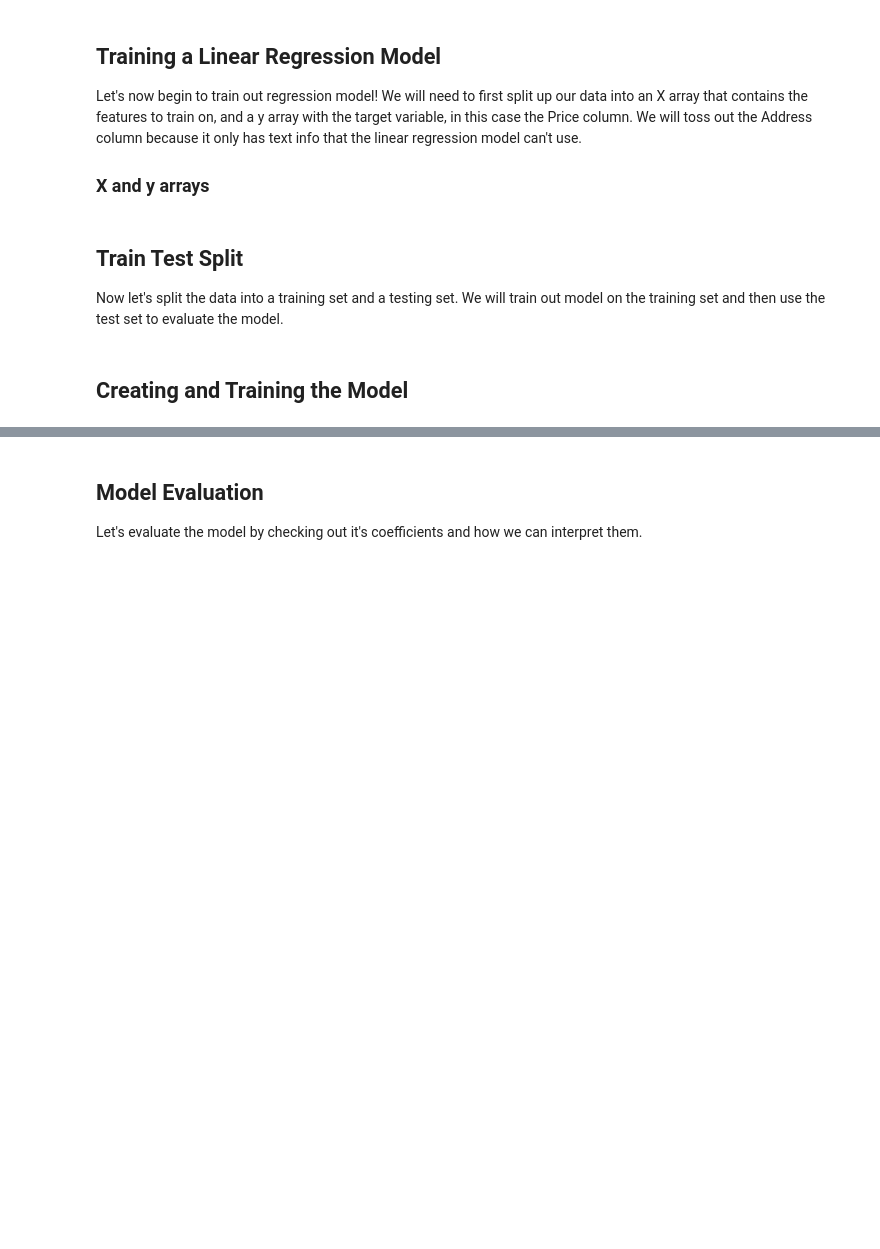
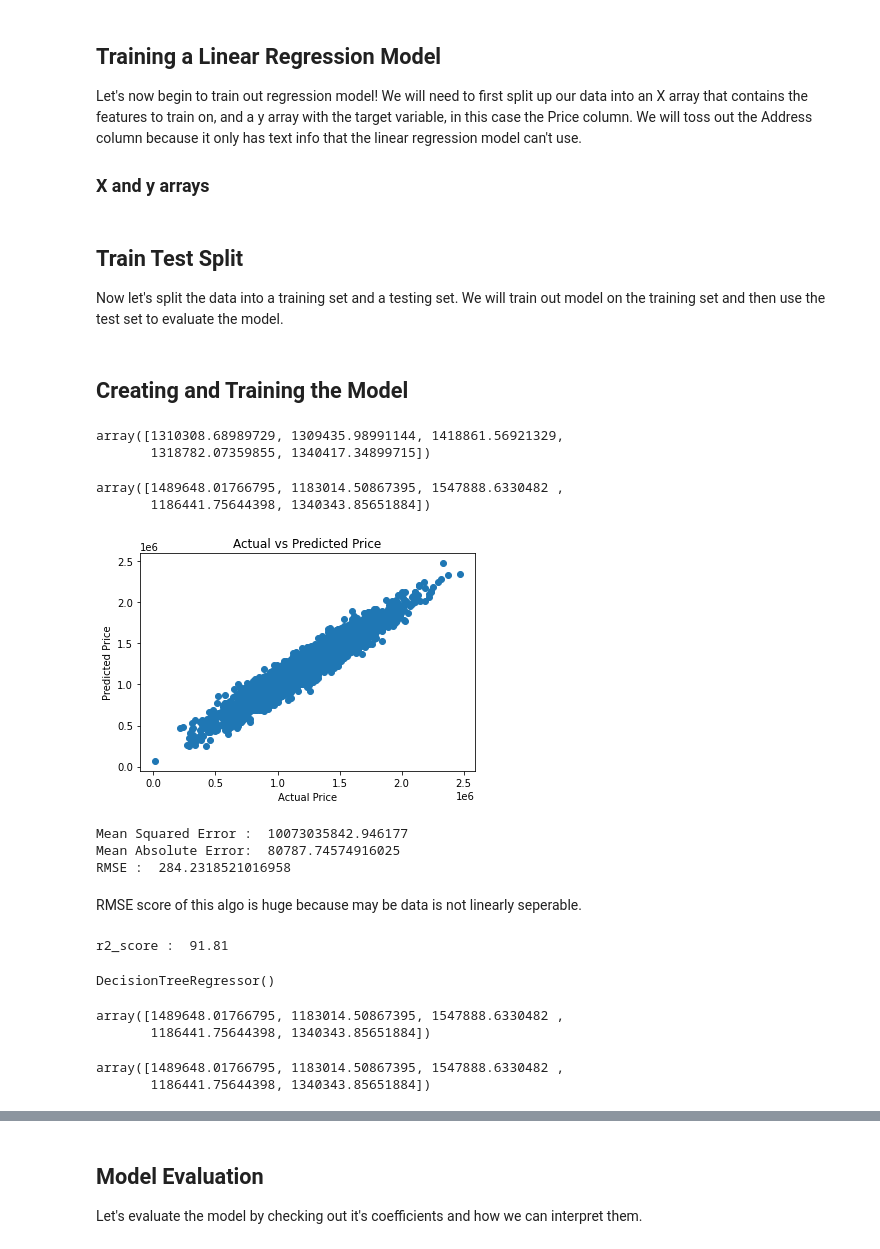
Before and after one commit to tulikajain04/Linear-Regression, a Jupyter notebook: USA Housing.ipynb, the cells around one changed output, grey strips where cells are left out. Cells and saved outputs as stored; diff of their text form; code cells hidden in the pictures; blank space fills up the shorter version.

```diff
--- a/USA Housing.ipynb
+++ b/USA Housing.ipynb
@@ -112,0 +152,51 @@ X_train, X_test, y_train, y_test = train_test_split(X, y, test_size=0.4, random_
+# %%
+lm.fit(X_train,y_train)
+lm_pred=lm.predict(X_train)
+# %%
+lm_pred[:5]
+# %% [output]
+array([1310308.68989729, 1309435.98991144, 1418861.56921329,
+       1318782.07359855, 1340417.34899715])
+# %%
+y_train.to_numpy()[:5]
+# %% [output]
+array([1489648.01766795, 1183014.50867395, 1547888.6330482 ,
+       1186441.75644398, 1340343.85651884])
+# %%
+plt.scatter(y_train, lm_pred)
+plt.xlabel("Actual Price")
+plt.ylabel("Predicted Price")
+plt.title("Actual vs Predicted Price")
+plt.show()
+# %% [output]
+[figure, added]
+# %%
+print("Mean Squared Error : ", mean_squared_error(y_train, lm_pred))
+print("Mean Absolute Error: ", mean_absolute_error(y_train, lm_pred))
+print("RMSE : ", np.sqrt(mean_absolute_error(y_train, lm_pred)))
+# %% [output]
+Mean Squared Error :  10073035842.946177
+Mean Absolute Error:  80787.74574916025
+RMSE :  284.2318521016958
+# %% [markdown]
+RMSE score of this algo is huge because may be data is not linearly seperable.
+# %%
+from sklearn.metrics import r2_score
+print("r2_score : ",round((r2_score(y_train, lm_pred)*100),2))
+# %% [output]
+r2_score :  91.81
+# %%
+dc.fit(X_train, y_train)
+# %% [output]
+DecisionTreeRegressor()
+# %%
+dc_pred=dc.predict(X_train)
+dc_pred[:5]
+# %% [output]
+array([1489648.01766795, 1183014.50867395, 1547888.6330482 ,
+       1186441.75644398, 1340343.85651884])
+# %%
+y_train.to_numpy()[:5]
+# %% [output]
+array([1489648.01766795, 1183014.50867395, 1547888.6330482 ,
+       1186441.75644398, 1340343.85651884])
```
Also changed, not shown: parts of 54 cells of this notebook.
